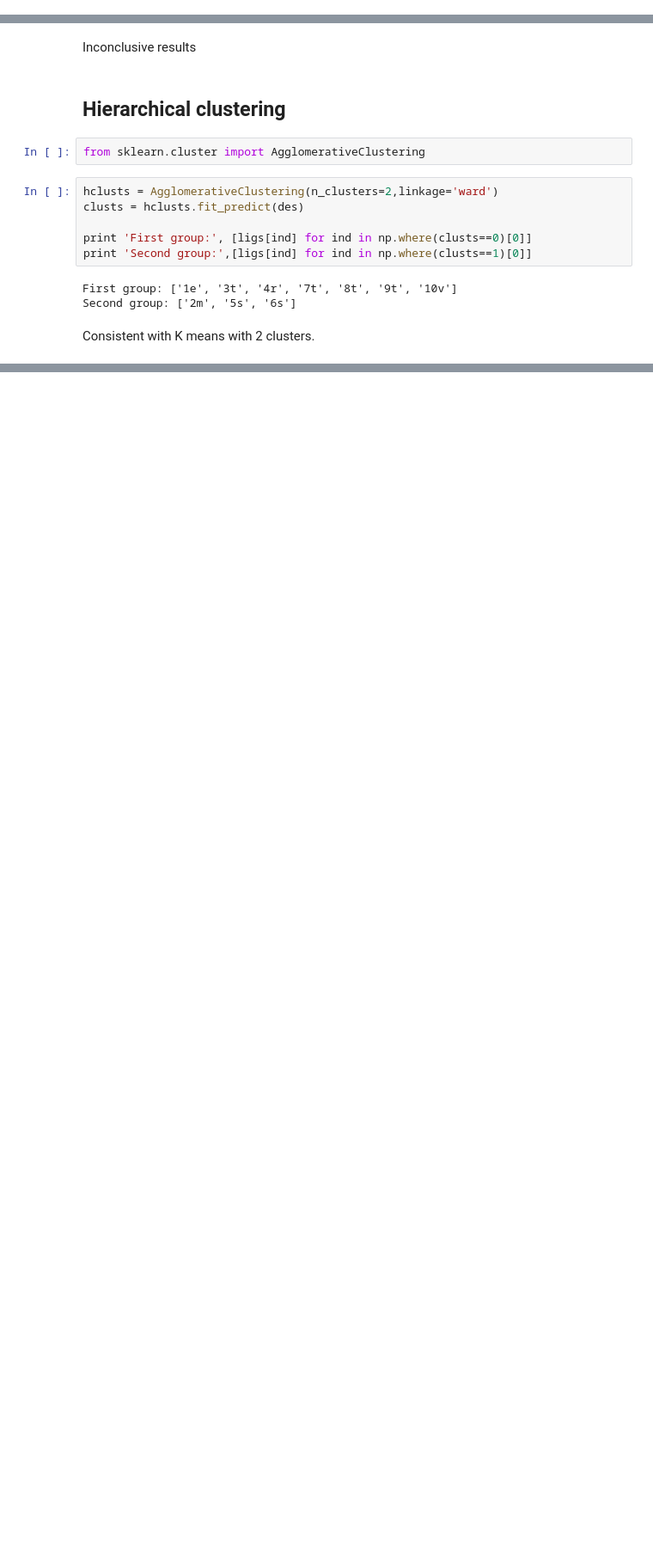
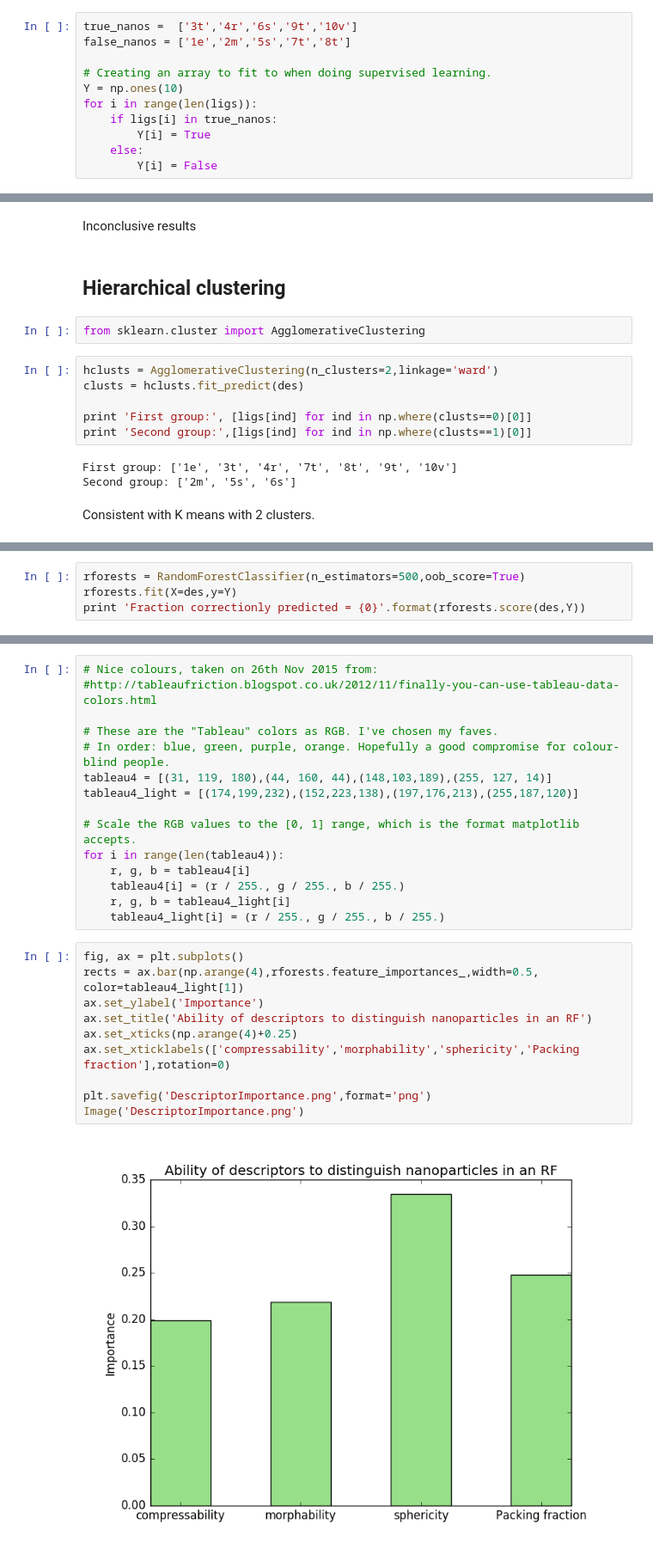
Before and after one commit to choderalab/nanoparticles, a Jupyter notebook: NewImplicit/Analysis.ipynb, the cells around one changed output, grey strips where cells are left out. Shown at 86% size. Drawn from its saved outputs; the diff is of its cells as text; blank space fills up the shorter version.

```diff
--- a/NewImplicit/Analysis.ipynb
+++ b/NewImplicit/Analysis.ipynb
@@ -63,3 +60,14 @@ false_nanos = ['1e','2m','5s','7t','8t']
+# %%
+true_nanos =  ['3t','4r','6s','9t','10v']
+false_nanos = ['1e','2m','5s','7t','8t']
+
+# Creating an array to fit to when doing supervised learning.
+Y = np.ones(10)
+for i in range(len(ligs)):
+    if ligs[i] in true_nanos:
+        Y[i] = True
+    else:
+        Y[i] = False
 # %% [markdown]
 ## K-means
 # %%
@@ -109,0 +126,4 @@ Consistent with K means with 2 clusters.
+# %%
+rforests = RandomForestClassifier(n_estimators=500,oob_score=True)
+rforests.fit(X=des,y=Y)
+print 'Fraction correctionly predicted = {0}'.format(rforests.score(des,Y))
@@ -109,0 +134,27 @@ Consistent with K means with 2 clusters.
+# %%
+# Nice colours, taken on 26th Nov 2015 from:
+#http://tableaufriction.blogspot.co.uk/2012/11/finally-you-can-use-tableau-data-colors.html
+
+# These are the "Tableau" colors as RGB. I've chosen my faves.
+# In order: blue, green, purple, orange. Hopefully a good compromise for colour-blind people.
+tableau4 = [(31, 119, 180),(44, 160, 44),(148,103,189),(255, 127, 14)]
+tableau4_light = [(174,199,232),(152,223,138),(197,176,213),(255,187,120)]
+
+# Scale the RGB values to the [0, 1] range, which is the format matplotlib accepts.
+for i in range(len(tableau4)):
+    r, g, b = tableau4[i]
+    tableau4[i] = (r / 255., g / 255., b / 255.)
+    r, g, b = tableau4_light[i]
+    tableau4_light[i] = (r / 255., g / 255., b / 255.)
+# %%
+fig, ax = plt.subplots()
+rects = ax.bar(np.arange(4),rforests.feature_importances_,width=0.5, color=tableau4_light[1])
+ax.set_ylabel('Importance')
+ax.set_title('Ability of descriptors to distinguish nanoparticles in an RF')
+ax.set_xticks(np.arange(4)+0.25)
+ax.set_xticklabels(['compressability','morphability','sphericity','Packing fraction'],rotation=0)
+
+plt.savefig('DescriptorImportance.png',format='png')
+Image('DescriptorImportance.png')
+# %% [output]
+[figure, added]
```
Also changed, not shown: parts of 9 cells of this notebook.
